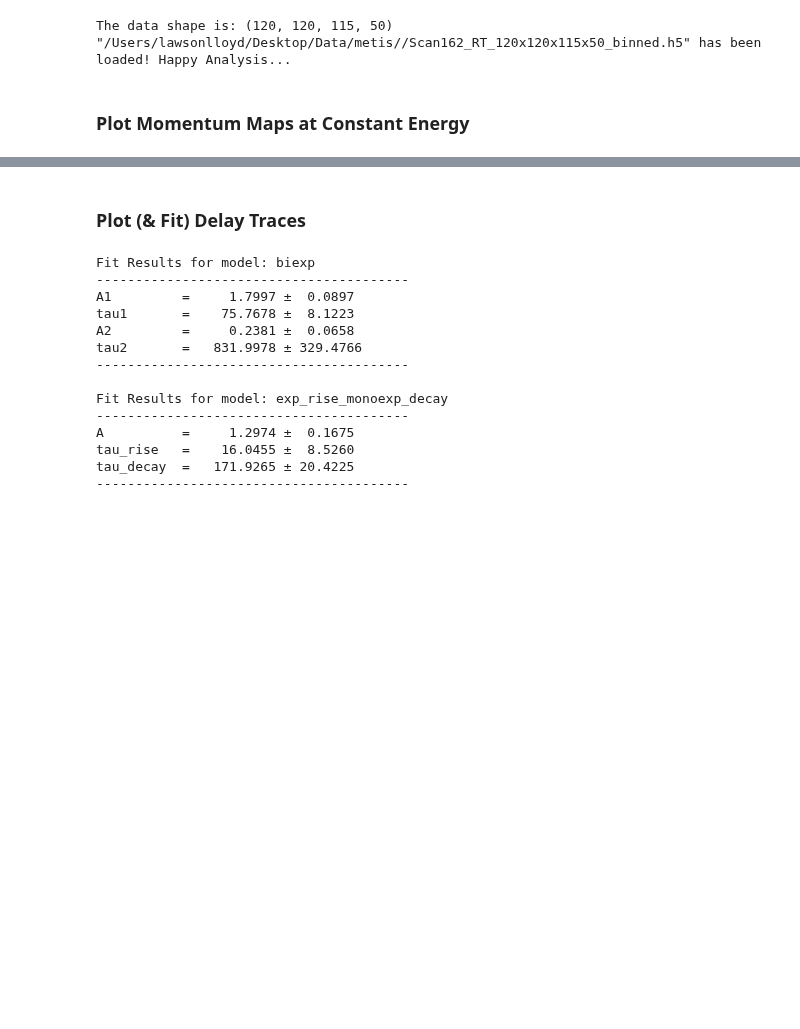
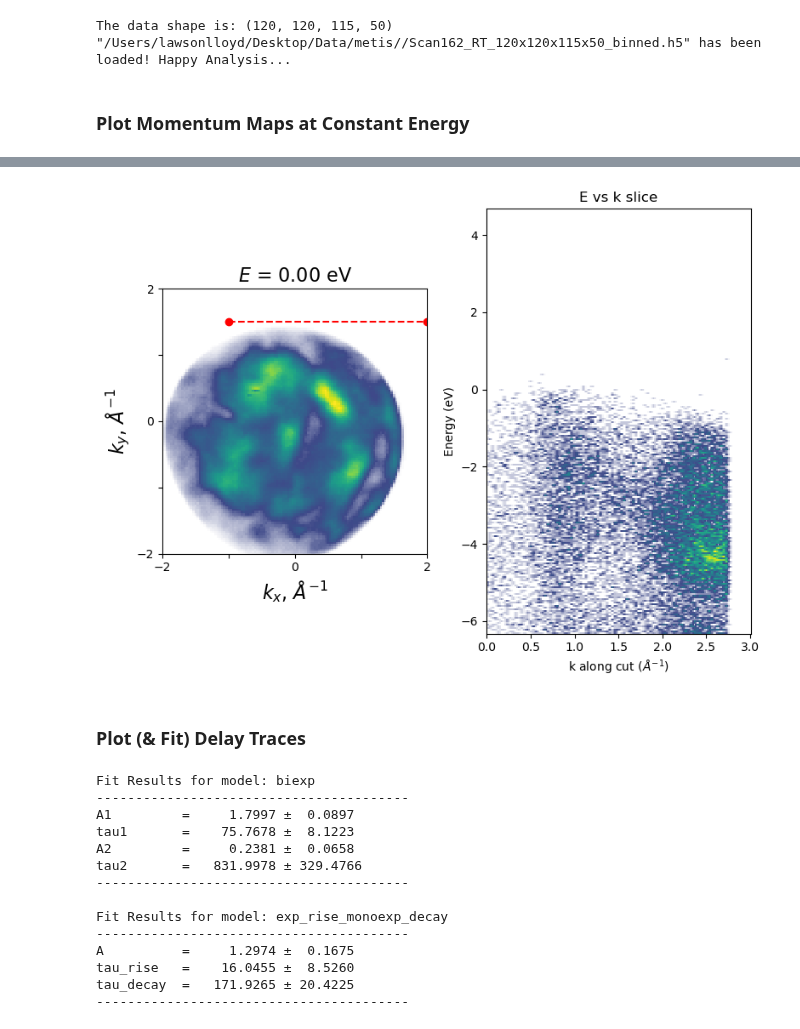
Before and after one commit to lawsonlloyd/mpes-analysis, a Jupyter notebook: mpes_Plot_Analysis.ipynb, the cells around one changed output, grey strips where cells are left out. Cells and saved outputs as stored; diff of their text form; code cells hidden in the pictures; blank space fills up the shorter version.

```diff
--- a/mpes_Plot_Analysis.ipynb
+++ b/mpes_Plot_Analysis.ipynb
@@ -75,3 +83,32 @@ mpes.save_figure(fig, name = f'test', image_format = 'pdf')
+# %%
+k_start, k_end = (-1, 1.5), (2, 1.5)
+I_cut, k_vals, E_vals = mpes.get_k_cut(I_res.mean(dim="delay"), k_start=k_start, k_end=k_end)
+
+fig, axs = plt.subplots(1,2)
+fig.set_size_inches(8, 6, forward=False)
+axs = axs.flatten()
+
+# Plot momentum map
+mpes.plot_momentum_maps(
+    I_res, E=0, E_int=0.2, delays=None, delay_int=None,
+    fig = fig, ax = axs[0],
+    cmap=cmap_plot,
+    panel_labels=False, fontsize=16,
+    nrows=2, figsize=(8, 6)
+)
+
+axs[0].plot(k_start[0], k_start[1], 'ro')
+axs[0].plot(k_end[0], k_end[1], 'ro')
+
+axs[0].plot([k_start[0], k_end[0]], [k_start[1], k_end[1]], color = 'red', linestyle = 'dashed')
+axs[1].pcolormesh(k_vals, E_vals, I_cut, shading='auto', cmap=cmap_LTL)
+axs[1].set_xlabel("k along cut ($\AA^{-1}$)")
+axs[1].set_ylabel("Energy (eV)")
+axs[1].set_title("E vs k slice")
+
+fig.tight_layout()
+# %% [output]
+[figure, added]
 # %% [markdown]
 ### Plot (& Fit) Delay Traces
 # %%
```
Also changed, not shown: parts of 3 cells of this notebook, 2 other files.
